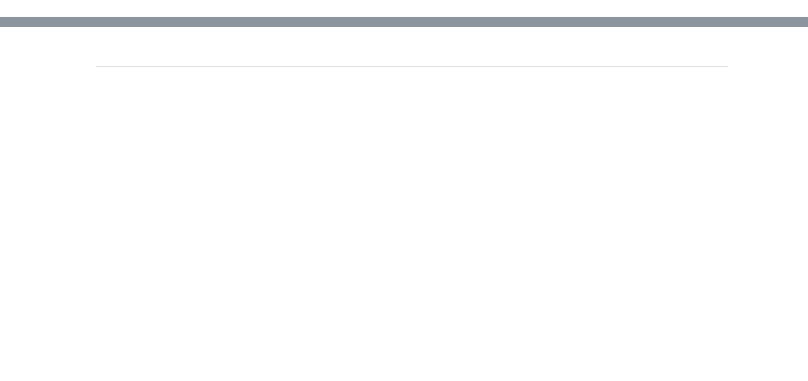
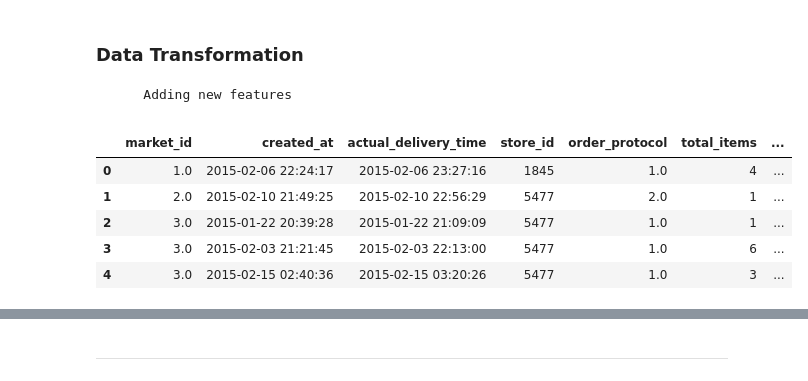
Before and after one commit to Senayitalazarb/DeliveryPredictionModel, a Jupyter notebook: Door_dash.ipynb, the cells around one changed output, grey strips where cells are left out. Saved outputs shown, nothing was run; the diff lists cells and outputs as text; code cells hidden in the pictures; blank space fills up the shorter version.

```diff
--- a/Door_dash.ipynb
+++ b/Door_dash.ipynb
@@ -225,0 +156,19 @@ df_final.shape
+# %%
+## mode avergae uses while we use categorical data:
+
+store_id_unique = df["store_id"].unique().tolist()
+store_id_and_category = {store_id: df[df.store_id == store_id].store_primary_category.mode()
+                             for store_id in store_id_unique}
+
+def fill(store_id):
+    """Return primary store category from the dictionary"""
+    try:
+        return store_id_and_category[store_id].values[0]
+    except:
+        return np.nan
+
+## create a new column in the dataset
+df["NaN_free_store_primary_category"] = df.store_id.apply(fill)
+
+## drop the store id column
+df = df.drop('store_primary_category', axis= 1)
@@ -225,0 +233,11 @@ df_final.shape
+# %% [markdown]
+### Data Transformation
+        Adding new features
+# %%
+df2 = df.copy()
+# %%
+## change cols to datetime
+def to_date(col):
+    col = pd.to_datetime(col)
+    return col
+df2[['created_at', 'actual_delivery_time']]  = df2[['created_at', 'actual_delivery_time']].apply(lambda x:to_date(x))
@@ -225,0 +253,10 @@ df_final.shape
+# %%
+df2 = df2.drop(columns=["total_onshift_dashers", "total_busy_dashers", "subtotal", "max_item_price", "min_item_price"])
+df2.head()
+# %% [output]
+|  | market_id | created_at | actual_delivery_time | store_id | order_protocol | total_items | ... |
+| 0 | 1.0 | 2015-02-06 22:24:17 | 2015-02-06 23:27:16 | 1845 | 1.0 | 4 | ... |
+| 1 | 2.0 | 2015-02-10 21:49:25 | 2015-02-10 22:56:29 | 5477 | 2.0 | 1 | ... |
+| 2 | 3.0 | 2015-01-22 20:39:28 | 2015-01-22 21:09:09 | 5477 | 1.0 | 1 | ... |
+| 3 | 3.0 | 2015-02-03 21:21:45 | 2015-02-03 22:13:00 | 5477 | 1.0 | 6 | ... |
+| 4 | 3.0 | 2015-02-15 02:40:36 | 2015-02-15 03:20:26 | 5477 | 1.0 | 3 | ... |
```
Also changed, not shown: parts of 69 cells of this notebook.
